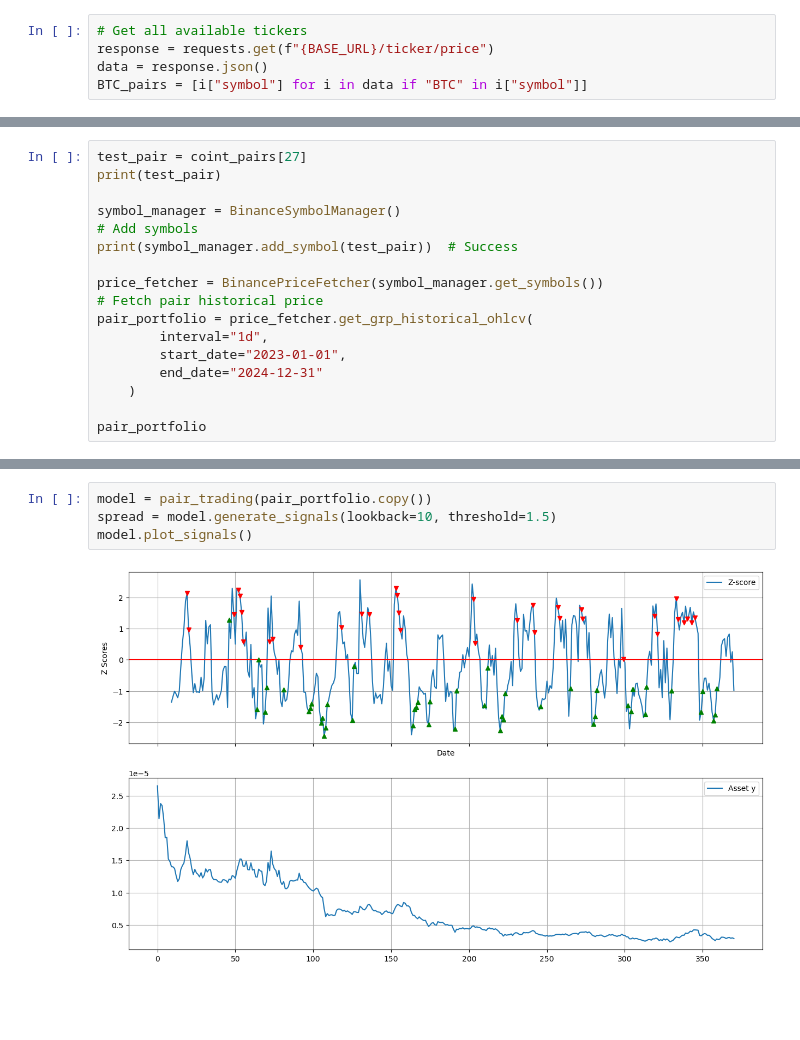
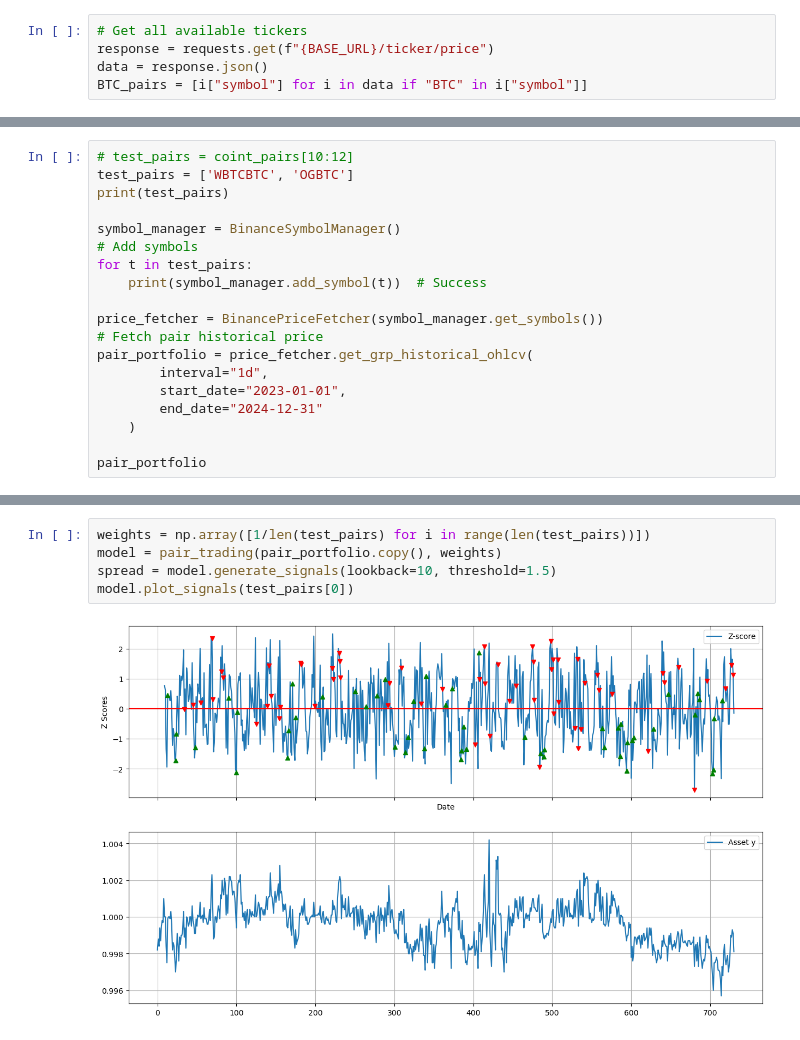
Before and after one commit to saltedpotato/qf635-microstructure-project, a Jupyter notebook: test_strats.ipynb, the cells around one changed output, grey strips where cells are left out. Saved outputs shown, nothing was run; the diff lists cells and outputs as text; blank space fills up the shorter version.

```diff
--- a/test_strats.ipynb
+++ b/test_strats.ipynb
@@ -20,10 +21,12 @@ len(coint_pairs)
 # %%
-test_pair = coint_pairs[27]
-print(test_pair)
+# test_pairs = coint_pairs[10:12]
+test_pairs = ['WBTCBTC', 'OGBTC']
+print(test_pairs)
 
 symbol_manager = BinanceSymbolManager()
 # Add symbols
-print(symbol_manager.add_symbol(test_pair))  # Success
+for t in test_pairs:
+    print(symbol_manager.add_symbol(t))  # Success
 
 price_fetcher = BinancePriceFetcher(symbol_manager.get_symbols())
 # Fetch pair historical price
@@ -53,7 +57,8 @@ NFPBTC
 # %%
-model = pair_trading(pair_portfolio.copy())
+weights = np.array([1/len(test_pairs) for i in range(len(test_pairs))])
+model = pair_trading(pair_portfolio.copy(), weights)
 spread = model.generate_signals(lookback=10, threshold=1.5)
-model.plot_signals()
+model.plot_signals(test_pairs[0])
 # %% [output]
-[figure, old version]
+[figure, new version]
 # %%
```
Also changed, not shown: parts of 9 cells of this notebook, 2 other files.
